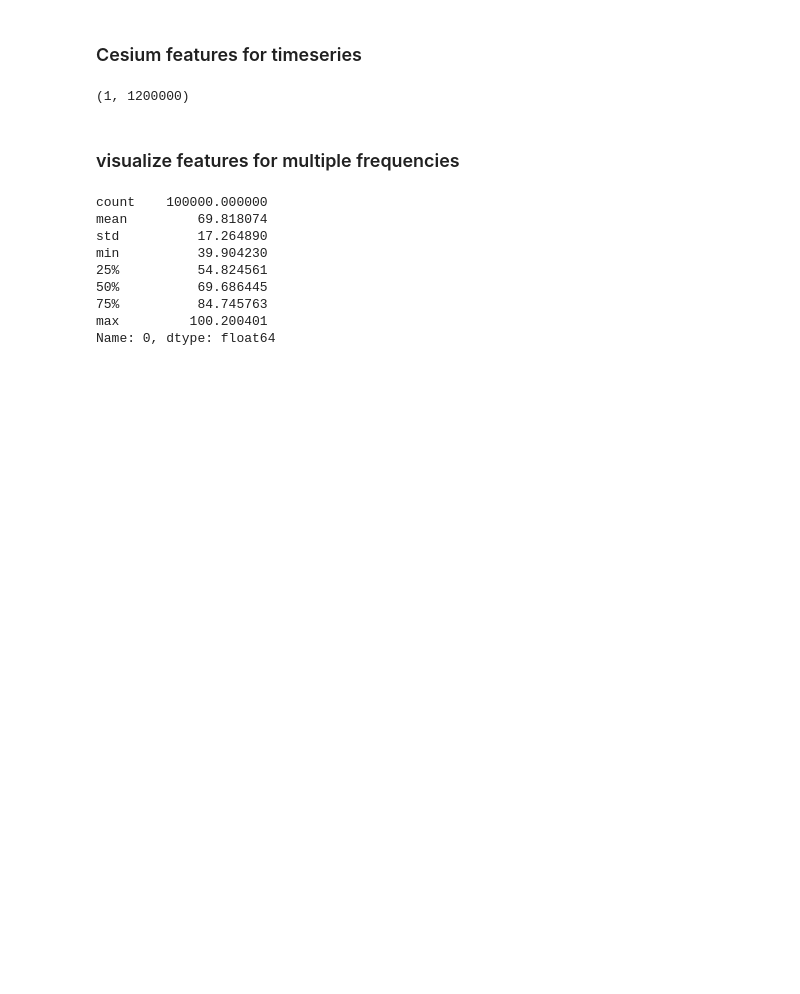
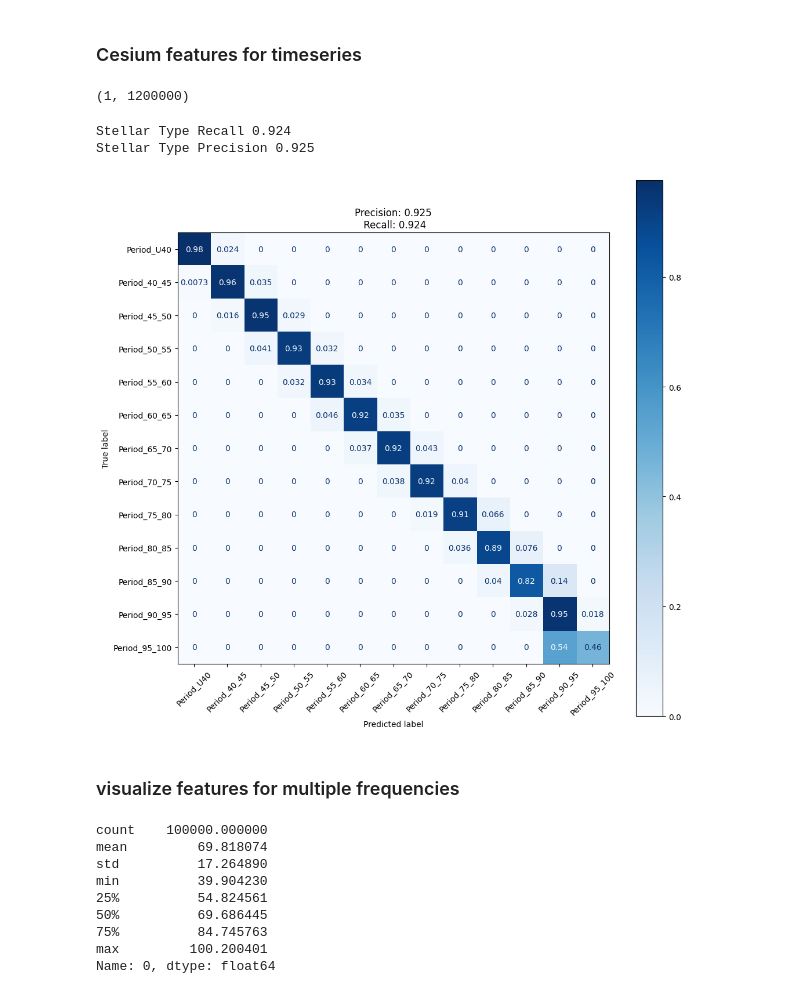
Before and after one commit to mmckay18/astr598_spr24_classification_repo, a Jupyter notebook: NOTEBOOKS/classification_models.ipynb, the cells around one changed output. Cells and saved outputs as stored; diff of their text form; code cells hidden in the pictures; blank space fills up the shorter version.

```diff
--- a/NOTEBOOKS/classification_models.ipynb
+++ b/NOTEBOOKS/classification_models.ipynb
@@ -258,3 +341,15 @@ multifreq_fset_cesium.shape
+# %%
+fig = plt.figure(figsize=(12,12))
+ax = fig.add_subplot()
+ConfusionMatrixDisplay.from_predictions(y_valid, y_pred, display_labels=labels, cmap='Blues', ax=ax, normalize='true', xticks_rotation=45)
+print('Stellar Type Recall %0.3f' % recall_score(y_valid, y_pred, average='weighted'))
+print('Stellar Type Precision %0.3f' % precision_score(y_valid, y_pred, average='weighted'))
+plt.title(f'Precision: {np.round(precision_score(y_valid, y_pred, average="weighted"), 3)}\n Recall: {np.round(recall_score(y_valid, y_pred, average="weighted"), 3)}')
+plt.show()
+# %% [output]
+Stellar Type Recall 0.924
+Stellar Type Precision 0.925
+[figure, added]
 # %% [markdown]
 ### visualize features for multiple frequencies
 # %%
```
Also changed, not shown: parts of 59 cells of this notebook, 1 other file.
